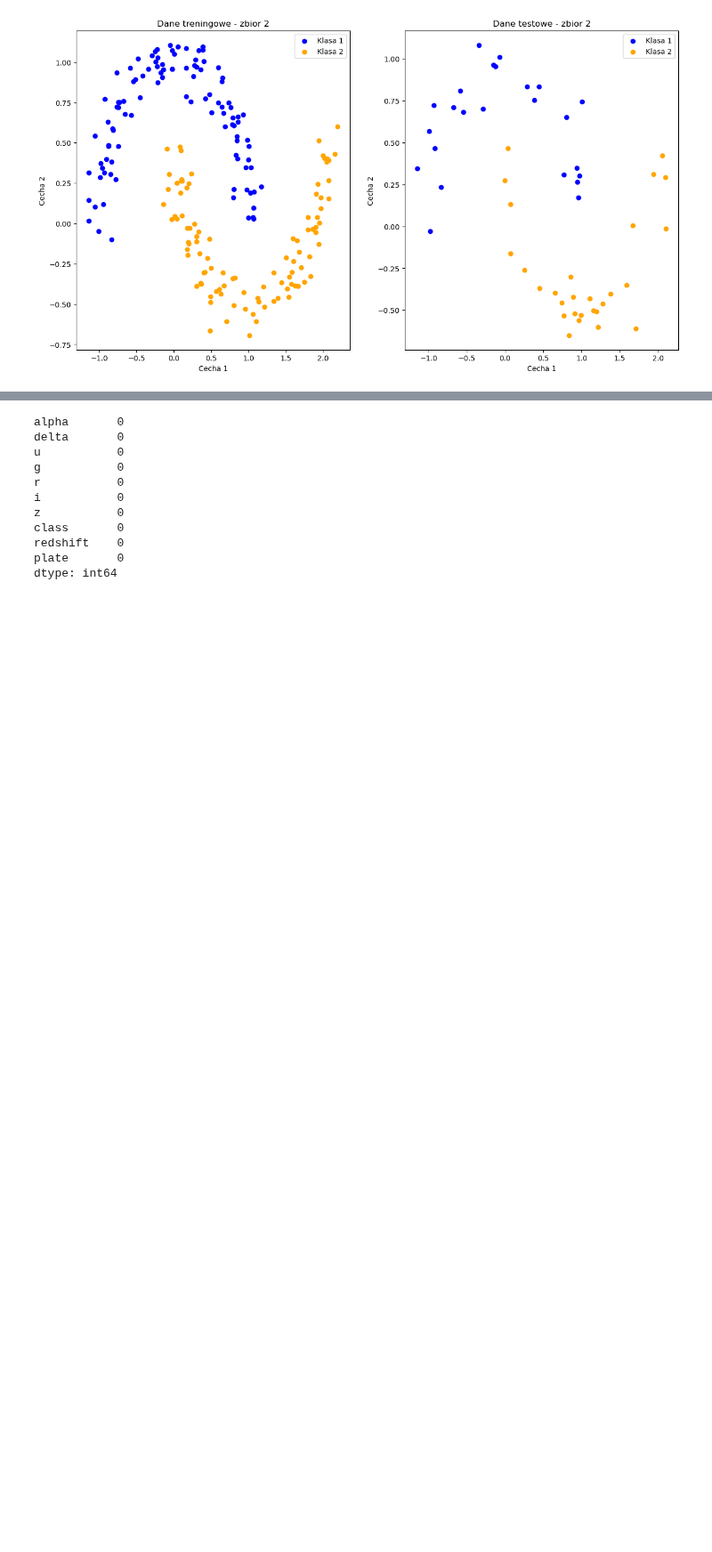
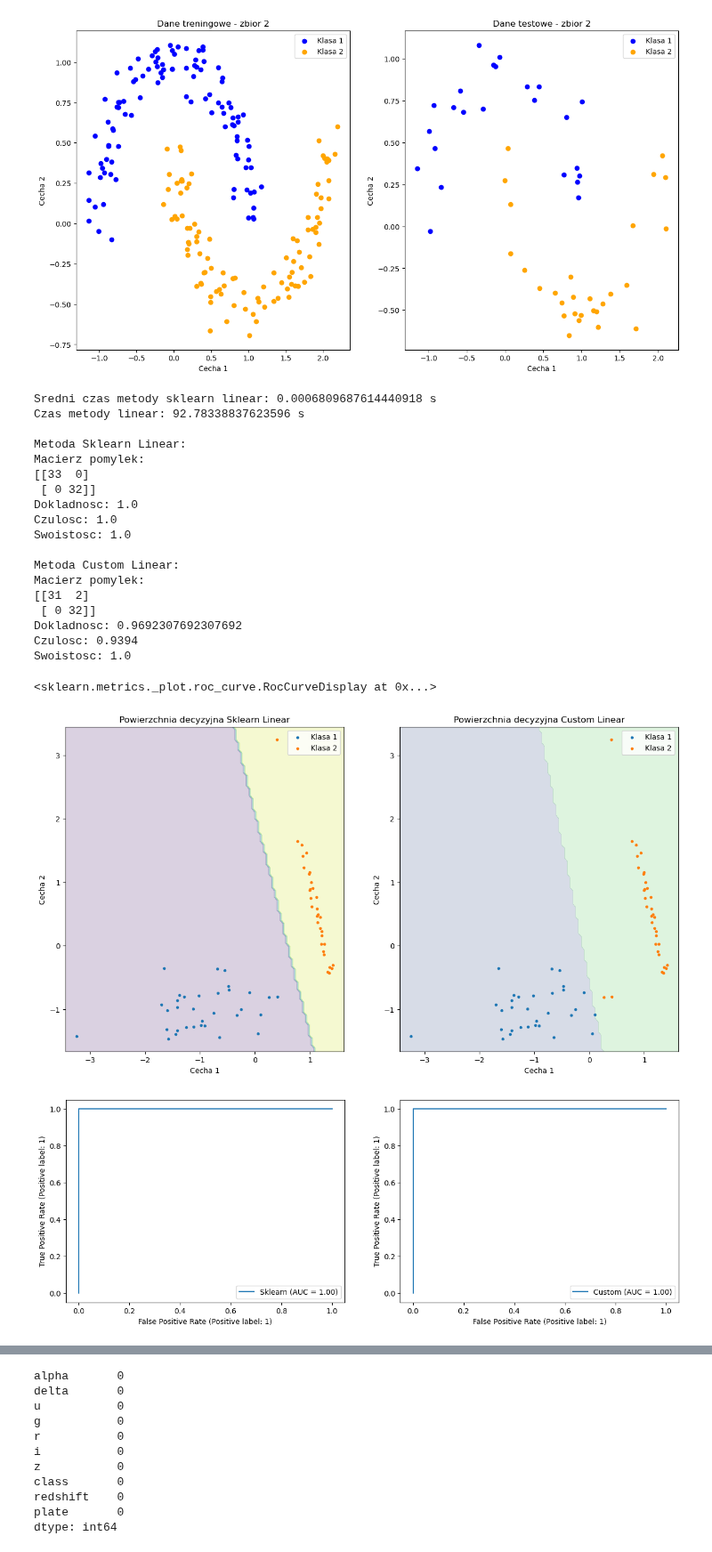
Before and after one commit to HaZhul/ML-models, a Jupyter notebook: 4SVM/svm.ipynb, the cells around one changed output, grey strips where cells are left out. Shown at 89% size. Cells and saved outputs as stored; diff of their text form; code cells hidden in the pictures; blank space fills up the shorter version.

```diff
--- a/4SVM/svm.ipynb
+++ b/4SVM/svm.ipynb
@@ -117,4 +209,76 @@ ax.legend()
 # %% [output]
 <matplotlib.legend.Legend at 0x...>
 [figure]
+# %%
+import time
+from sklearn.svm import SVC
+from sklearn.preprocessing import MinMaxScaler
+from sklearn.metrics import accuracy_score
+from sklearn.metrics import confusion_matrix
+from sklearn.metrics import RocCurveDisplay
+
+# Linear sklearn
+svm_classifier_linear = SVC(kernel='linear')
+start = time.time()
+for i in range(100):
+    svm_classifier_linear.fit(X_syn_train, y_syn_train)
+    y_syn_pred_linear = svm_classifier_linear.predict(X_syn_test)
+end = time.time()
+print(f'Sredni czas metody sklearn linear: {(end - start)/100} s')
+
+# Wlasna metoda linear
+msvm_linear = MSVC(kernel='linear', C=100.0, gamma=1, tol=1e-20, max_iter=10)
+start = time.time()
+msvm_linear.fit(X_syn_train, y_syn_train)
+y_pred_linear = msvm_linear.predict(X_syn_test)
+end = time.time()
+print(f'Czas metody linear: {(end - start)} s')
+
+# Wyniki metod
+accuracy_linear = accuracy_score(y_syn_test, y_syn_pred_linear)
+c_matrix_linear = confusion_matrix(y_syn_test, y_syn_pred_linear)
+print('\nMetoda Sklearn Linear:')
+print(f'Macierz pomylek: \n{c_matrix_linear}')
+print(f'Dokladnosc: {accuracy_linear}\nCzulosc: {sensitivity(c_matrix_linear)}\nSwoistosc: {specificity(c_matrix_linear)}')
+
+accuracy_linear1 = accuracy_score(y_syn_test, y_pred_linear)
+c_matrix_linear2 = confusion_matrix(y_syn_test, y_pred_linear)
+print('\nMetoda Custom Linear:')
+print(f'Macierz pomylek: \n{c_matrix_linear2}')
+print(f'Dokladnosc: {accuracy_linear1}\nCzulosc: {sensitivity(c_matrix_linear2)}\nSwoistosc: {specificity(c_matrix_linear2)}')
+
+plt.figure(figsize=(15, 8))
+plt.subplot(1, 2, 1)
+plot_class(X_syn_test, y_syn_pred_linear, svm_classifier_linear, 'Sklearn Linear')
+plt.subplot(1, 2, 2)
+plot_class(X_syn_test, y_pred_linear, msvm_linear, 'Custom Linear')
+
+y_scores_linear1 = svm_classifier_linear.decision_function(X_syn_test)
+y_scores_linear2 = msvm_linear.decision_function(X_syn_test)
+
+_, axs = plt.subplots(1, 2, figsize=(15, 5))
+RocCurveDisplay.from_predictions(y_syn_test, y_scores_linear1, name='Sklearn', ax=axs[0])
+RocCurveDisplay.from_predictions(y_syn_test, y_scores_linear2, name='Custom', ax=axs[1])
+# %% [output]
+Sredni czas metody sklearn linear: 0.0006809687614440918 s
+Czas metody linear: 92.78338837623596 s
+
+Metoda Sklearn Linear:
+Macierz pomylek:
+[[33  0]
+ [ 0 32]]
+Dokladnosc: 1.0
+Czulosc: 1.0
+Swoistosc: 1.0
+
+Metoda Custom Linear:
+Macierz pomylek:
+[[31  2]
+ [ 0 32]]
+Dokladnosc: 0.9692307692307692
+Czulosc: 0.9394
+Swoistosc: 1.0
+<sklearn.metrics._plot.roc_curve.RocCurveDisplay at 0x...>
+[figure, added]
+[figure, added]
 # %%
```
Also changed, not shown: parts of 6 cells of this notebook.
